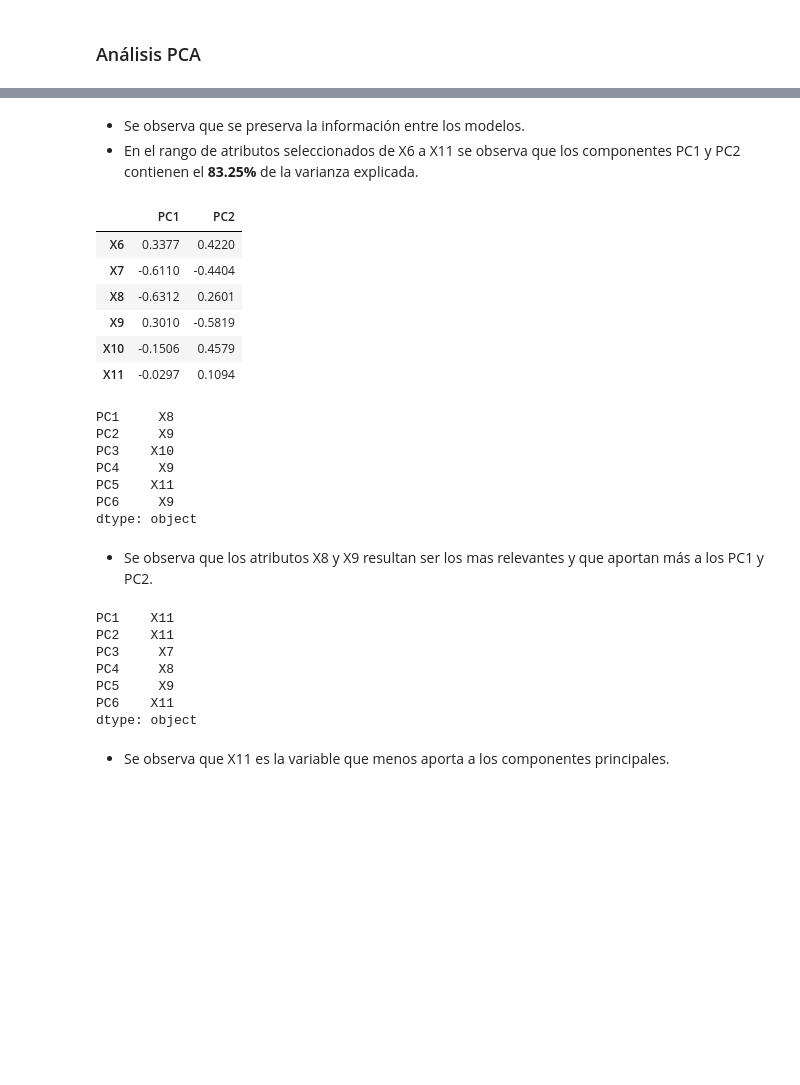
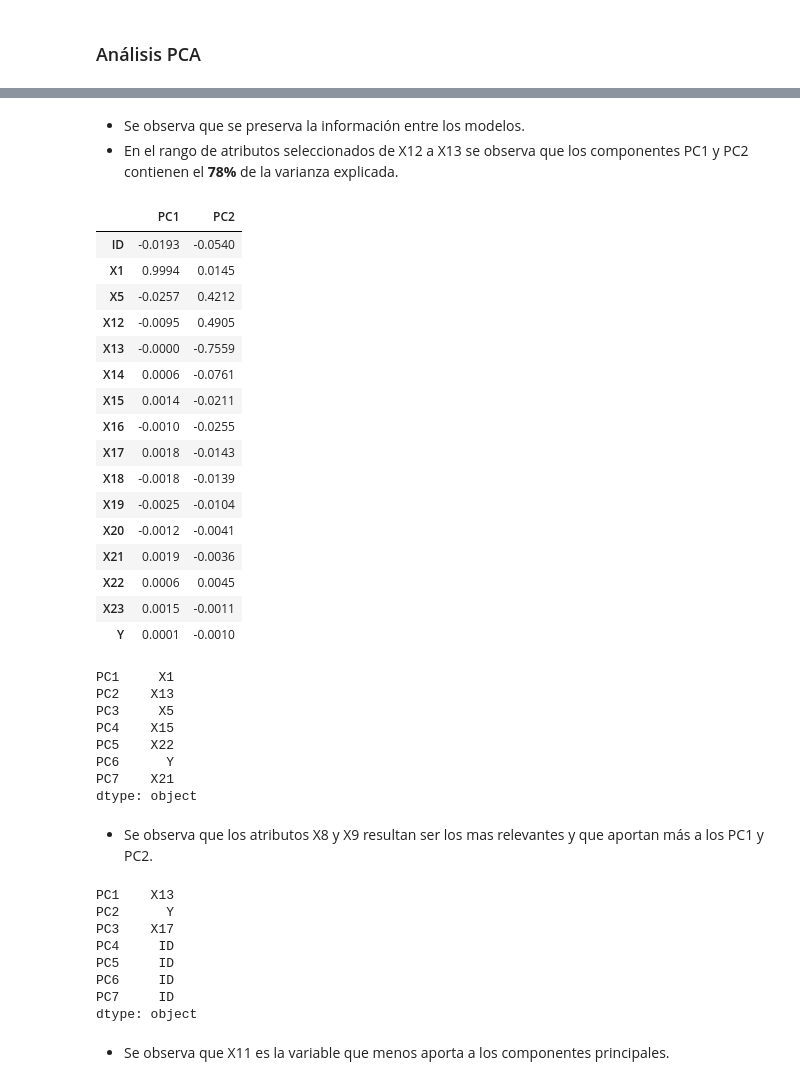
Before and after one commit to PosgradoMNA/actividades-de-aprendizaje-rzunick, a Jupyter notebook: Semana_7_Actividad_2_Visualización_Ronald_Zuniga_A01686240.ipynb, the cells around one changed output, grey strips where cells are left out. Saved outputs shown, nothing was run; the diff lists cells and outputs as text; code cells hidden in the pictures; blank space fills up the shorter version.

```diff
--- a/Semana_7_Actividad_2_Visualización_Ronald_Zuniga_A01686240.ipynb
+++ b/Semana_7_Actividad_2_Visualización_Ronald_Zuniga_A01686240.ipynb
@@ -509,7 +364,10 @@ from sklearn.decomposition import PCA
 ### Análisis PCA
 # %%
 # Calculo de PCA
+
+from sklearn.decomposition import PCA
+
 pcs = PCA()
-pcs_t = pcs.fit_transform(df_num)
+pcs_t = pcs.fit_transform(df_num_scaled)
 pcs_t[:5]
 # %% [output]
@@ -543,7 +418,7 @@ pcsSummary_df
 # %%
 # Se agregan labels de acuerdo al componente
 
-pcs_labels = [f'PC{i + 1}' for i in range(len(df_num.columns))]
+pcs_labels = [f'PC{i + 1}' for i in range(len(df_num_scaled.columns))]
 pcsSummary_df.index = pcs_labels
 pcsSummary_df
 # %% [output]
@@ -572,28 +457,39 @@ Diferencia entre varianzas:  5.329070518200751e-15
 # %% [markdown]
 * Se observa que se preserva la información entre los modelos.
-* En el rango de atributos seleccionados de X6 a X11 se observa que los componentes PC1 y PC2 contienen el **83.25%** de la varianza explicada.
+* En el rango de atributos seleccionados de X12 a X13 se observa que los componentes PC1 y PC2 contienen el **78%** de la varianza explicada.
 # %%
 # Analisis de composición entre atributos y PC
-comps_df = pd.DataFrame(pcs.components_.round(4),columns = pcs_df.columns,index = df_num.columns)
+comps_df = pd.DataFrame(pcs.components_.round(4),columns = pcs_df.columns,index = df_num_scaled.columns)
 comps_df.iloc[:,:2]
 # %% [output]
 |  | PC1 | PC2 |
-| X6 | 0.3377 | 0.4220 |
-| X7 | -0.6110 | -0.4404 |
-| X8 | -0.6312 | 0.2601 |
-| X9 | 0.3010 | -0.5819 |
-| X10 | -0.1506 | 0.4579 |
-| X11 | -0.0297 | 0.1094 |
+| ID | -0.0193 | -0.0540 |
+| X1 | 0.9994 | 0.0145 |
+| X5 | -0.0257 | 0.4212 |
+| X12 | -0.0095 | 0.4905 |
+| X13 | -0.0000 | -0.7559 |
+| X14 | 0.0006 | -0.0761 |
+| X15 | 0.0014 | -0.0211 |
+| X16 | -0.0010 | -0.0255 |
+| X17 | 0.0018 | -0.0143 |
+| X18 | -0.0018 | -0.0139 |
+| X19 | -0.0025 | -0.0104 |
+| X20 | -0.0012 | -0.0041 |
+| X21 | 0.0019 | -0.0036 |
+| X22 | 0.0006 | 0.0045 |
+| X23 | 0.0015 | -0.0011 |
+| Y | 0.0001 | -0.0010 |
 # %%
 # Análisis de valores máximos por cada componente
 comps_df.iloc[:,:7].abs().idxmax()
 # %% [output]
-PC1     X8
-PC2     X9
-PC3    X10
-PC4     X9
-PC5    X11
-PC6     X9
+PC1     X1
+PC2    X13
+PC3     X5
+PC4    X15
+PC5    X22
+PC6      Y
+PC7    X21
 dtype: object
 # %% [markdown]
 * Se observa que los atributos X8 y X9 resultan ser los mas relevantes y que aportan más a los PC1 y PC2.
@@ -601,12 +497,13 @@ dtype: object
 # Análisis de valores mínimos por cada componente
 comps_df.iloc[:,:7].abs().idxmin()
 # %% [output]
-PC1    X11
-PC2    X11
-PC3     X7
-PC4     X8
-PC5     X9
-PC6    X11
+PC1    X13
+PC2      Y
+PC3    X17
+PC4     ID
+PC5     ID
+PC6     ID
+PC7     ID
 dtype: object
 # %% [markdown]
 * Se observa que X11 es la variable que menos aporta a los componentes principales.
```
Also changed, not shown: parts of 44 cells of this notebook.
